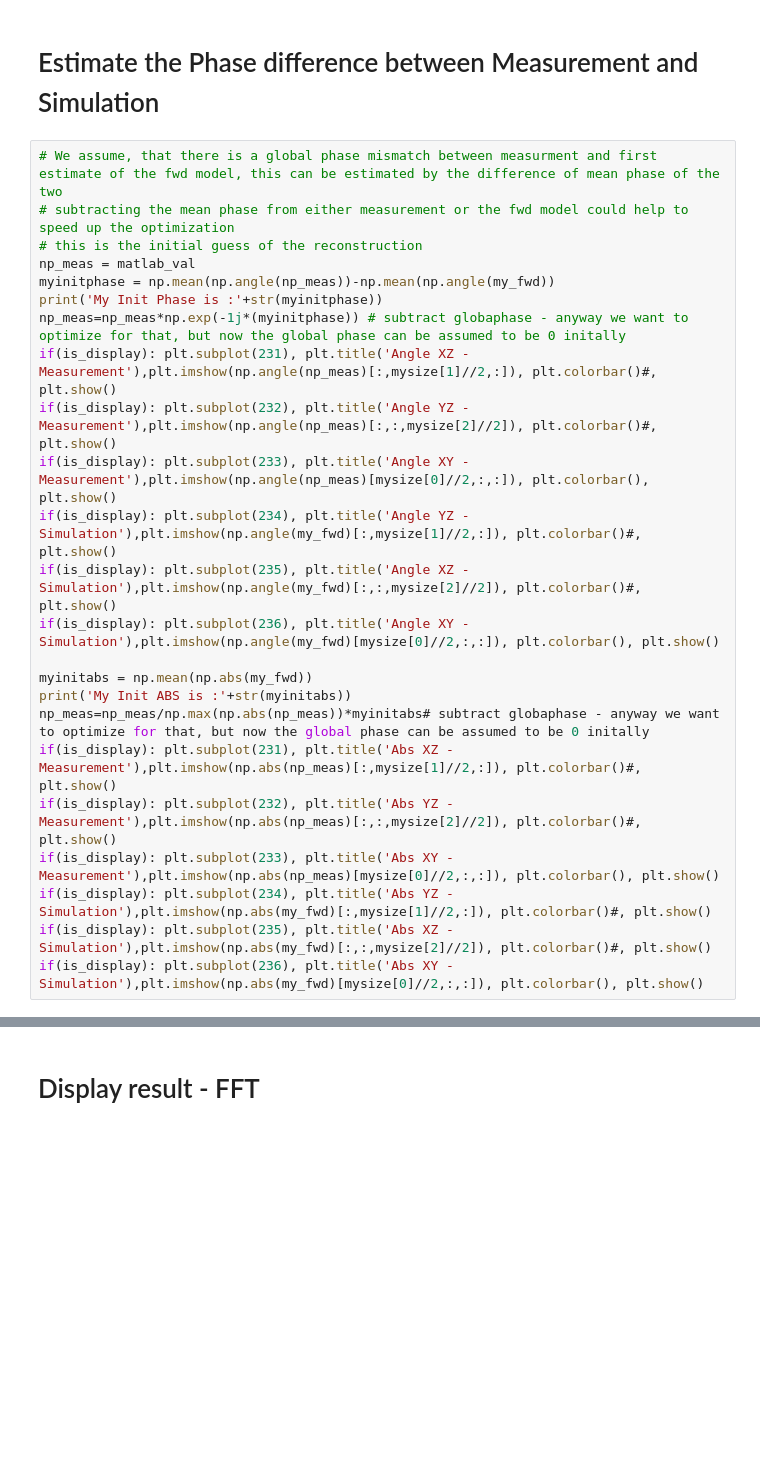
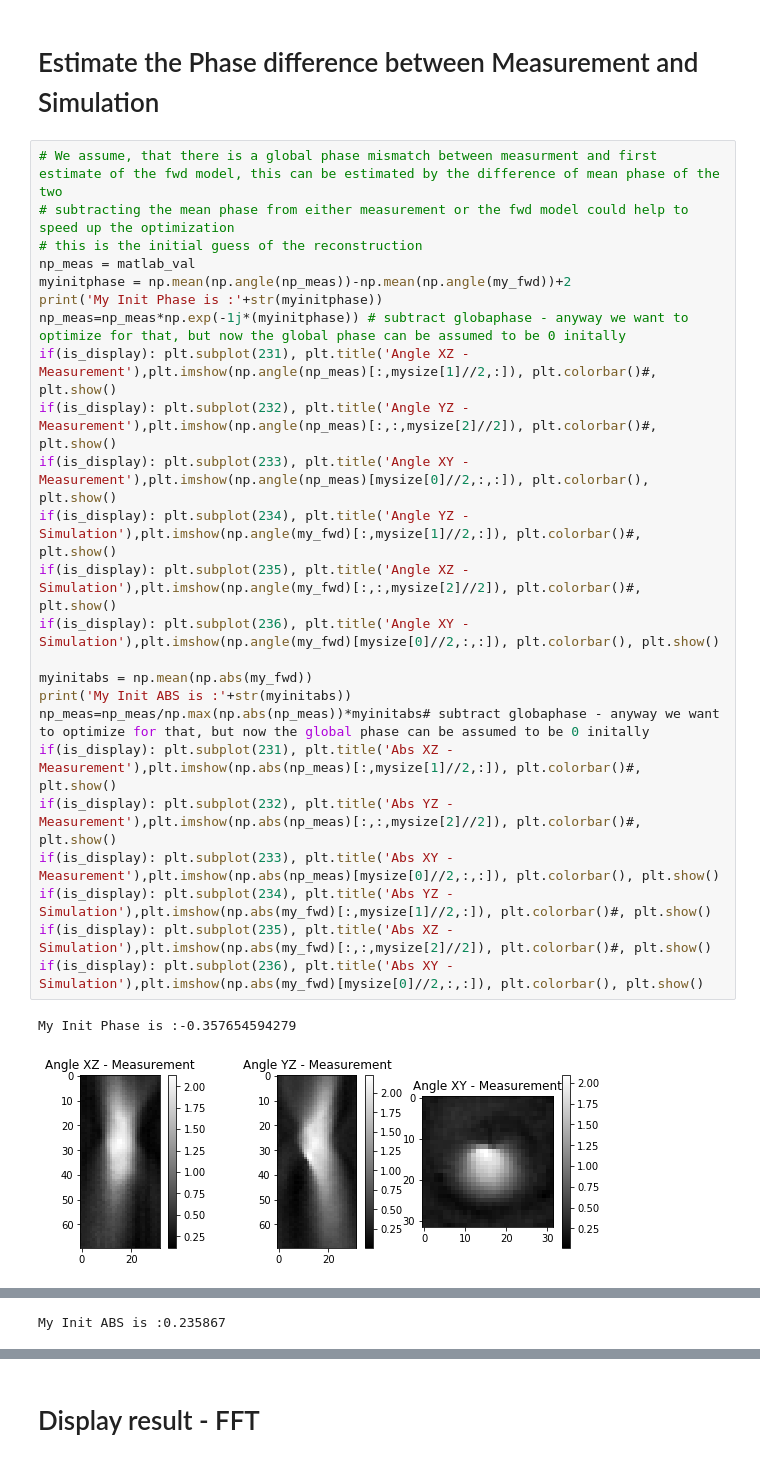
Before and after one commit to beniroquai/Multiple-Scattering_Tensorflow, a Jupyter notebook: Listings_20_Reconstruction_SplitAmpPhase_REAL.ipynb, the cells around one changed output, grey strips where cells are left out. Saved outputs shown, nothing was run; the diff lists cells and outputs as text; blank space fills up the shorter version.

```diff
--- a/Listings_20_Reconstruction_SplitAmpPhase_REAL.ipynb
+++ b/Listings_20_Reconstruction_SplitAmpPhase_REAL.ipynb
@@ -264,24 +267,27 @@ InternalError: BlasScal failed : in.shape=[49,32,32]
 # %%
 # We assume, that there is a global phase mismatch between measurment and first estimate of the fwd model, this can be estimated by the difference of mean phase of the two
 # subtracting the mean phase from either measurement or the fwd model could help to speed up the optimization
 # this is the initial guess of the reconstruction
 np_meas = matlab_val
-myinitphase = np.mean(np.angle(np_meas))-np.mean(np.angle(my_fwd))
+myinitphase = np.mean(np.angle(np_meas))-np.mean(np.angle(my_fwd))+2
 print('My Init Phase is :'+str(myinitphase))
 np_meas=np_meas*np.exp(-1j*(myinitphase)) # subtract globaphase - anyway we want to optimize for that, but now the global phase can be assumed to be 0 initally
 if(is_display): plt.subplot(231), plt.title('Angle XZ - Measurement'),plt.imshow(np.angle(np_meas)[:,mysize[1]//2,:]), plt.colorbar()#, plt.show()
 if(is_display): plt.subplot(232), plt.title('Angle YZ - Measurement'),plt.imshow(np.angle(np_meas)[:,:,mysize[2]//2]), plt.colorbar()#, plt.show()
 if(is_display): plt.subplot(233), plt.title('Angle XY - Measurement'),plt.imshow(np.angle(np_meas)[mysize[0]//2,:,:]), plt.colorbar(), plt.show()
 if(is_display): plt.subplot(234), plt.title('Angle YZ - Simulation'),plt.imshow(np.angle(my_fwd)[:,mysize[1]//2,:]), plt.colorbar()#, plt.show()
 if(is_display): plt.subplot(235), plt.title('Angle XZ - Simulation'),plt.imshow(np.angle(my_fwd)[:,:,mysize[2]//2]), plt.colorbar()#, plt.show()
 if(is_display): plt.subplot(236), plt.title('Angle XY - Simulation'),plt.imshow(np.angle(my_fwd)[mysize[0]//2,:,:]), plt.colorbar(), plt.show()
 
 myinitabs = np.mean(np.abs(my_fwd))
 print('My Init ABS is :'+str(myinitabs))
 np_meas=np_meas/np.max(np.abs(np_meas))*myinitabs# subtract globaphase - anyway we want to optimize for that, but now the global phase can be assumed to be 0 initally
 if(is_display): plt.subplot(231), plt.title('Abs XZ - Measurement'),plt.imshow(np.abs(np_meas)[:,mysize[1]//2,:]), plt.colorbar()#, plt.show()
 if(is_display): plt.subplot(232), plt.title('Abs YZ - Measurement'),plt.imshow(np.abs(np_meas)[:,:,mysize[2]//2]), plt.colorbar()#, plt.show()
 if(is_display): plt.subplot(233), plt.title('Abs XY - Measurement'),plt.imshow(np.abs(np_meas)[mysize[0]//2,:,:]), plt.colorbar(), plt.show()
 if(is_display): plt.subplot(234), plt.title('Abs YZ - Simulation'),plt.imshow(np.abs(my_fwd)[:,mysize[1]//2,:]), plt.colorbar()#, plt.show()
 if(is_display): plt.subplot(235), plt.title('Abs XZ - Simulation'),plt.imshow(np.abs(my_fwd)[:,:,mysize[2]//2]), plt.colorbar()#, plt.show()
 if(is_display): plt.subplot(236), plt.title('Abs XY - Simulation'),plt.imshow(np.abs(my_fwd)[mysize[0]//2,:,:]), plt.colorbar(), plt.show()
+# %% [output]
+My Init Phase is :-0.357654594279
+[figure, added]
@@ -287,0 +295 @@ if(is_display): plt.subplot(236), plt.title('Abs XY - Simulation'),plt.imshow(np
+My Init ABS is :0.235867
```
Also changed, not shown: parts of 9 cells of this notebook, 7 other files.
